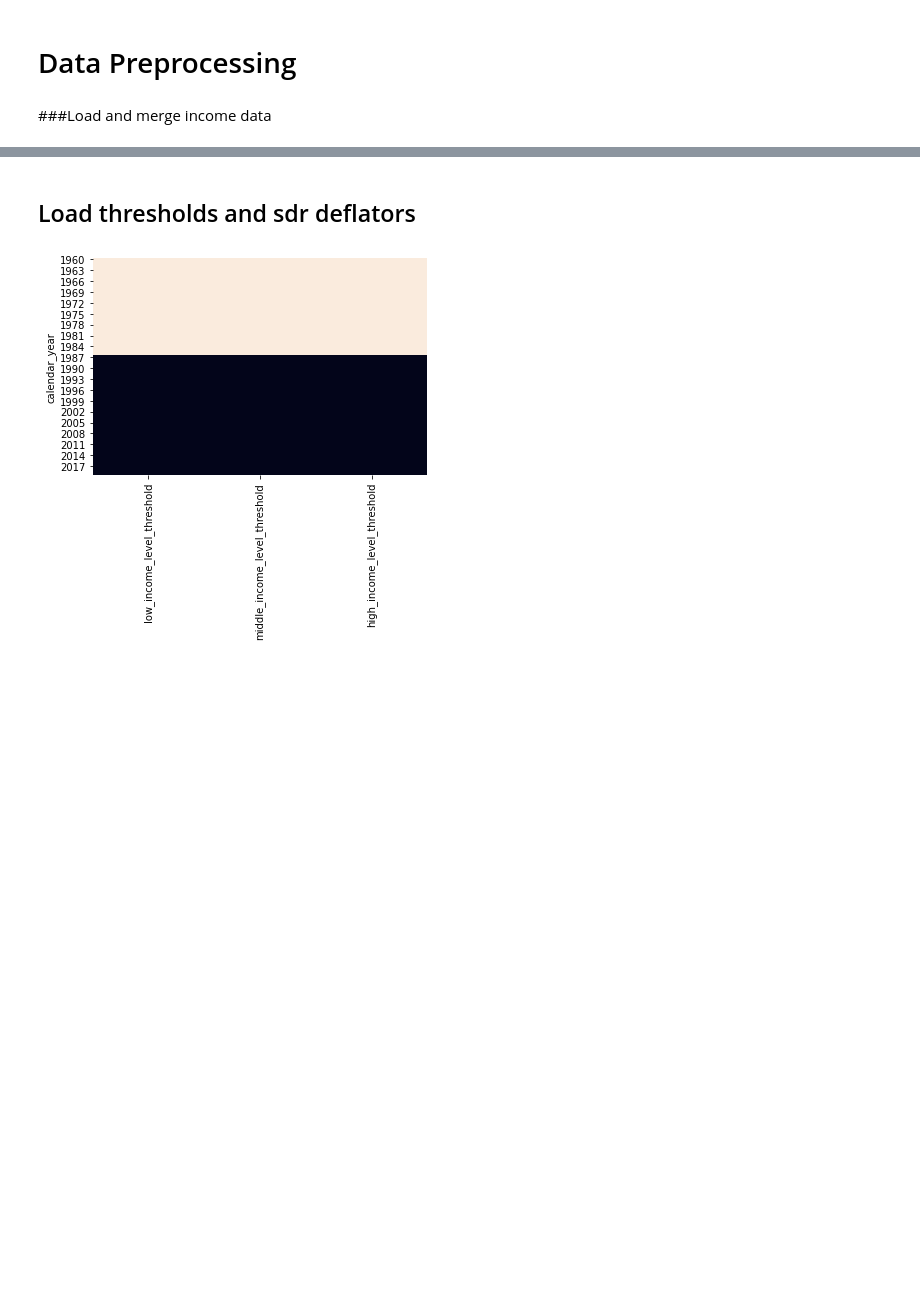
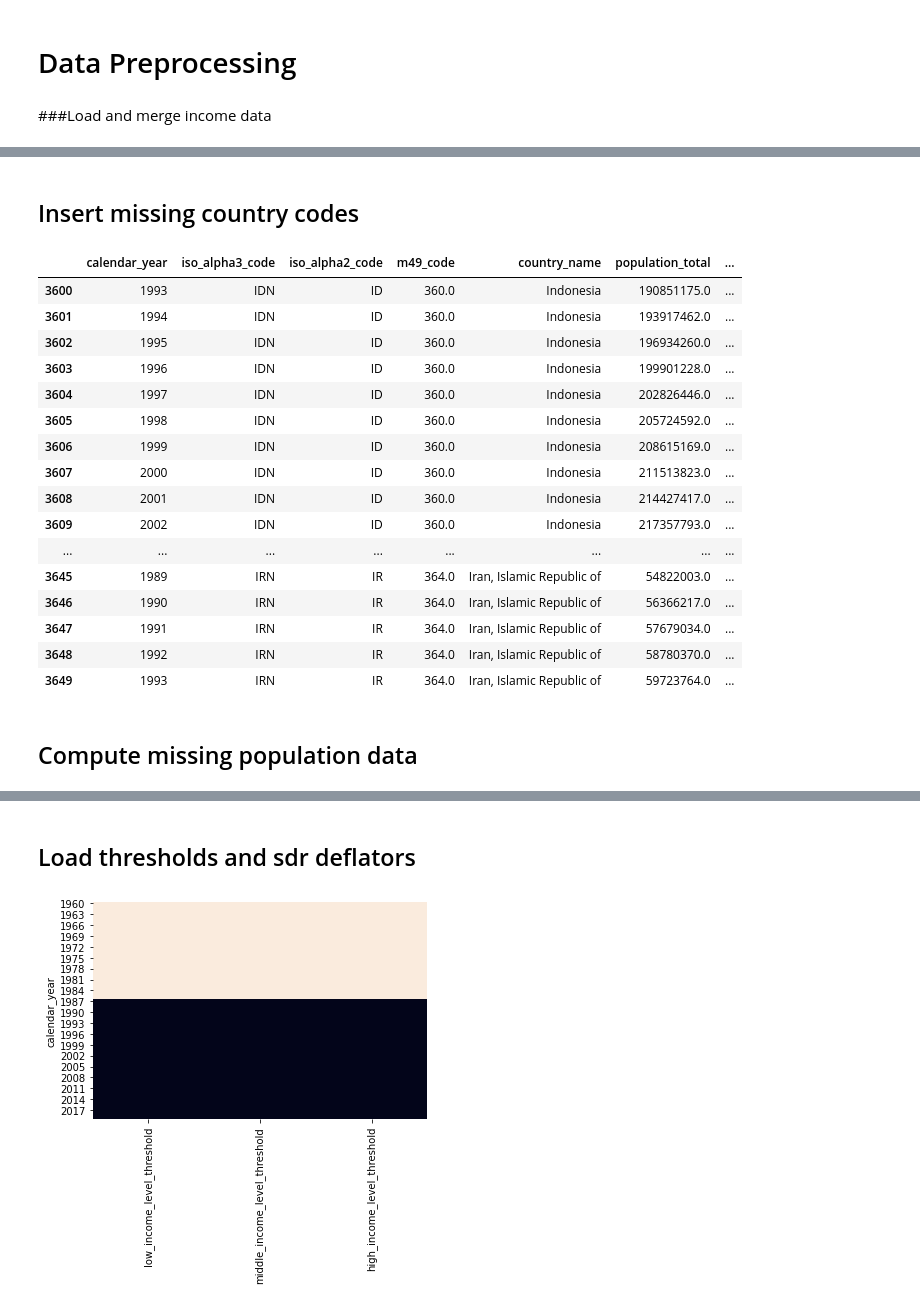
Before and after one commit to christoph-fraller/dopp_2020w_group03_ex3, a Jupyter notebook: dopp_2020w_group03_ex3_with_git.ipynb, the cells around one changed output, grey strips where cells are left out. Cells and saved outputs as stored; diff of their text form; code cells hidden in the pictures; blank space fills up the shorter version.

```diff
--- a/dopp_2020w_group03_ex3_with_git.ipynb
+++ b/dopp_2020w_group03_ex3_with_git.ipynb
@@ -248,0 +264,17 @@ merged_income_data.tail()
+# %%
+# obtain the countries with missing country codes
+iso_alpha3_code_set = set(merged_income_data.loc[merged_income_data['iso_alpha3_code'].isna()].country_name.unique().tolist())
+iso_alpha2_code_set = set(merged_income_data.loc[merged_income_data['iso_alpha2_code'].isna()].country_name.unique().tolist())
+m49_code_set = set(merged_income_data.loc[merged_income_data['m49_code'].isna()].country_name.unique().tolist())
+union_set = iso_alpha3_code_set | iso_alpha2_code_set | m49_code_set
+print(union_set)
+
+# 'Nambia': iso_alpha2_code of the country corresponds to 'NA', which is interpreted as NA per default - we have to fix this when inserting the other missing country codes
+
+# 'Kosovo': has declared its independence from Serbia in 2008 but until today this declaration is quite controversial. Due to reasons of simplicity and without being politically,
+# we have decided to exclude the Kosovo from our analysis.
+merged_income_data.drop(merged_income_data[merged_income_data['country_name'] == 'Kosovo'].index, inplace = True)
+merged_income_data.reset_index(drop = True, inplace = True)
+
+# rest of the missing country codes can be traced back to former countries that no longer exist:
+# we will insert them from historical data of iso3166
@@ -248,0 +303,48 @@ merged_income_data.tail()
+# %% [markdown]
+## Insert missing country codes
+# %%
+def insert_missing_country_codes(input_data):
+
+    df = pd.DataFrame(input_data)
+
+    country_codes_list = ['iso_alpha3_code', 'iso_alpha2_code', 'm49_code']
+
+    # load formerly used country codes from csv
+    former_country_codes = pd.read_csv('/content/drive/MyDrive/Git/dopp_2020w_group03_ex3/data/iso3166_formerly_used_country_codes.csv', sep = ';', na_filter = False)
+
+    # insert missing values
+    for row_index in range(0, len(df)):
+
+      for country_code in country_codes_list:
+
+        # check if country code value is missing
+        if(pd.isnull(df.loc[row_index, country_code])):
+
+          # insert missing missing country code
+          df.loc[row_index, country_code] = former_country_codes.loc[former_country_codes[former_country_codes['country_name'] == df.loc[row_index, 'country_name']].index[0], country_code]
+
+    return df
+
+income_data_country_codes_inserted = handle_missing_country_codes(merged_income_data)
+# %%
+income_data_country_codes_inserted.loc[cleaned_income_data['country_name'] == 'Former Sudan']
+# %% [output]
+|  | calendar_year | iso_alpha3_code | iso_alpha2_code | m49_code | country_name | population_total | ... |
+| 3600 | 1993 | IDN | ID | 360.0 | Indonesia | 190851175.0 | ... |
+| 3601 | 1994 | IDN | ID | 360.0 | Indonesia | 193917462.0 | ... |
+| 3602 | 1995 | IDN | ID | 360.0 | Indonesia | 196934260.0 | ... |
+| 3603 | 1996 | IDN | ID | 360.0 | Indonesia | 199901228.0 | ... |
+| 3604 | 1997 | IDN | ID | 360.0 | Indonesia | 202826446.0 | ... |
+| 3605 | 1998 | IDN | ID | 360.0 | Indonesia | 205724592.0 | ... |
+| 3606 | 1999 | IDN | ID | 360.0 | Indonesia | 208615169.0 | ... |
+| 3607 | 2000 | IDN | ID | 360.0 | Indonesia | 211513823.0 | ... |
+| 3608 | 2001 | IDN | ID | 360.0 | Indonesia | 214427417.0 | ... |
+| 3609 | 2002 | IDN | ID | 360.0 | Indonesia | 217357793.0 | ... |
+| ... | ... | ... | ... | ... | ... | ... | ... |
+| 3645 | 1989 | IRN | IR | 364.0 | Iran, Islamic Republic of | 54822003.0 | ... |
+| 3646 | 1990 | IRN | IR | 364.0 | Iran, Islamic Republic of | 56366217.0 | ... |
+| 3647 | 1991 | IRN | IR | 364.0 | Iran, Islamic Republic of | 57679034.0 | ... |
+| 3648 | 1992 | IRN | IR | 364.0 | Iran, Islamic Republic of | 58780370.0 | ... |
+| 3649 | 1993 | IRN | IR | 364.0 | Iran, Islamic Republic of | 59723764.0 | ... |
+# %% [markdown]
+## Compute missing population data
```
Also changed, not shown: parts of 12 cells of this notebook.
